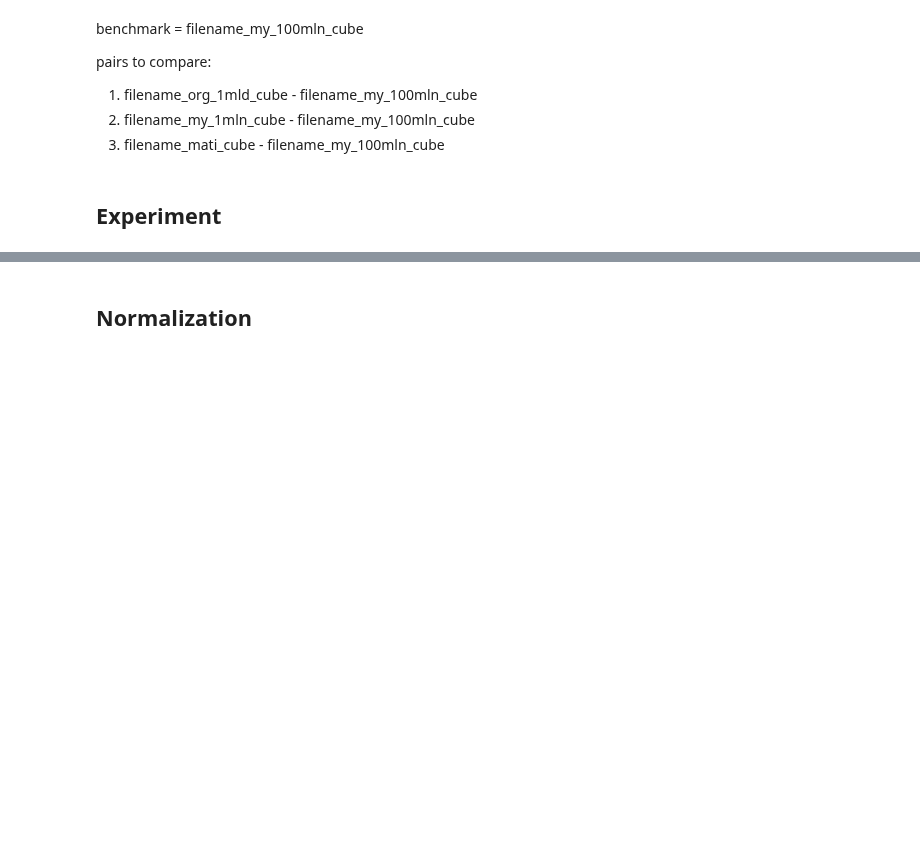
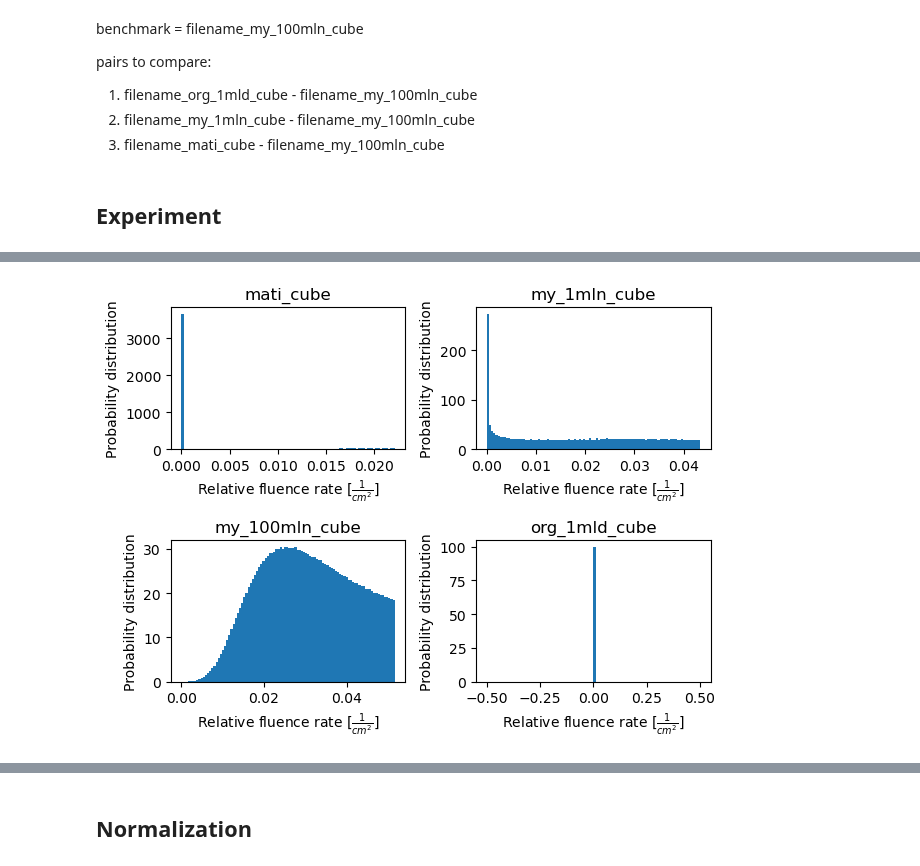
Before and after one commit to Mateuszq28/monte-carlo-sim-benchmark, a Jupyter notebook: compare_cubes/compare.ipynb, the cells around one changed output, grey strips where cells are left out. Drawn from its saved outputs; the diff is of its cells as text; code cells hidden in the pictures; blank space fills up the shorter version.

Commit message:
quantiles

```diff
--- a/compare_cubes/compare.ipynb
+++ b/compare_cubes/compare.ipynb
@@ -64,0 +83,81 @@ Axes are:<br>
+# %%
+def print_stats(cub_list, cub_arr_list=None):
+    print(f"{'Name' : >15}{'Sum' : >15}{'Sum' : >15}{'Avg' : >10}{'Median' : >15}{'min' : >15}{'max' : >15}{'q0' : >15}{'q0_25' : >15}{'q0_50' : >15}{'q0_75' : >15}{'q1' : >15}{'std' : >15}{'variance' : >15}{'Overflow' : >15}{'perc. in' : >15}{'n_photons' : >15}{'non_zero_vals' : >15}")
+    for i in range(len(cub_list)):
+        cub = cub_list[i]
+        if (cub_arr_list is None):
+            cub_arr = cub['cube']
+        else:
+            cub_arr = cub_arr_list[i]
+        n_phot = cub['n_photons']
+        ovf = cub['overflow']
+        s = cub_arr.sum()
+        s2 = n_phot * cub['photon_weight'] - ovf
+        avg = np.average(cub_arr)
+        me = np.median(cub_arr)
+        min = np.min(cub_arr)
+        max = np.max(cub_arr)
+        q0 = np.quantile(cub_arr, q=0.0)
+        q0_25 = np.quantile(cub_arr, q=0.25)
+        q0_50 = np.quantile(cub_arr, q=0.50)
+        q0_75 = np.quantile(cub_arr, q=0.75)
+        q1 = np.quantile(cub_arr, q=1.0)
+        std = np.std(cub_arr)
+        var = np.var(cub_arr)
+        perc = s / (s + ovf) * 100
+        non_zero_vals = cub_arr.size - np.isclose(cub_arr, 0).sum()
+        # to_round = [ovf, s, s2, avg, me, perc]
+        ovf = np.round(ovf, 2)
+        s = np.round(s, 2)
+        s2 = np.round(s2, 2)
+        avg = np.round(avg, 2)
+        me = np.round(me, 2)
+        min = np.round(min, 2)
+        max = np.round(max, 2)
+        q0 = np.round(q0, 2)
+        q0_25 = np.round(q0_25, 2)
+        q0_50 = np.round(q0_50, 2)
+        q0_75 = np.round(q0_75, 2)
+        q1 = np.round(q1, 2)
+        std = np.round(std, 2)
+        var = np.round(var, 2)
+        perc = np.round(perc, 2)
+        print(f"{cub['name'] : >15}{s : >15}{s2 : >15}{avg : >10}{me : >15}{min : >15}{max : >15}{q0 : >15}{q0_25 : >15}{q0_50 : >15}{q0_75 : >15}{q1 : >15}{std : >15}{var : >15}{ovf : >15}{perc : >15}{n_phot : >15}{non_zero_vals : >15}")
+
+
+def histogram(cub_list, cub_arr_list=None, q_list=None):
+    f,a = plt.subplots(2,2)
+    a = a.ravel()
+    for i in range(len(cub_list)):
+        if (cub_arr_list is None):
+            cub_arr = cub_list[i]['cube']
+        else:
+            cub_arr = cub_arr_list[i]
+        hist_bins = 100
+        density = True
+        # histogram = np.histogram(cub_arr, bins=hist_bins, density=density)
+        # print("histogram: ", histogram)
+
+        ax = a[i]
+        if q_list is None:
+            q_val = 0.25
+        else:
+            q_val = q_list[i]
+        q = np.quantile(cub_arr, q=q_val)
+        rng = (0, q)
+        ax.hist(cub_arr.flatten(), range=rng, bins=hist_bins, density=density)
+        ax.set_title(cub_list[i]['name'])
+        ax.set_xlabel(r"Relative fluence rate [$\frac{1}{cm^2}$]")
+        ylabel = "Probability distribution"
+        ax.set_ylabel(ylabel)
+    plt.tight_layout()
+
+
+print_stats(all_cubes)
+print()
+print('quantile: ', 0.25)
+histogram(all_cubes)
+q_list = [0.01, 0.01, 0.9, 0.001]
+print('quantiles: ', q_list)
+histogram(all_cubes, q_list=q_list)
+# %% [output]
@@ -64,0 +172 @@ Axes are:<br>
+[figure, added]
```
Also changed, not shown: parts of 13 cells of this notebook, 2 other files.
